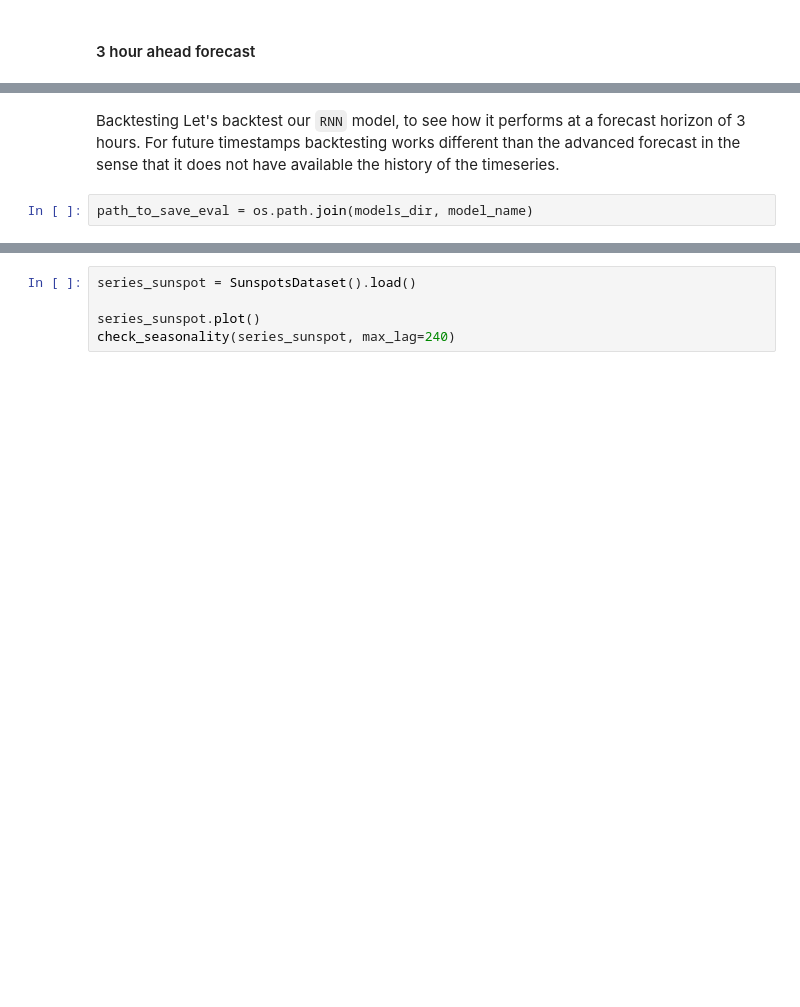
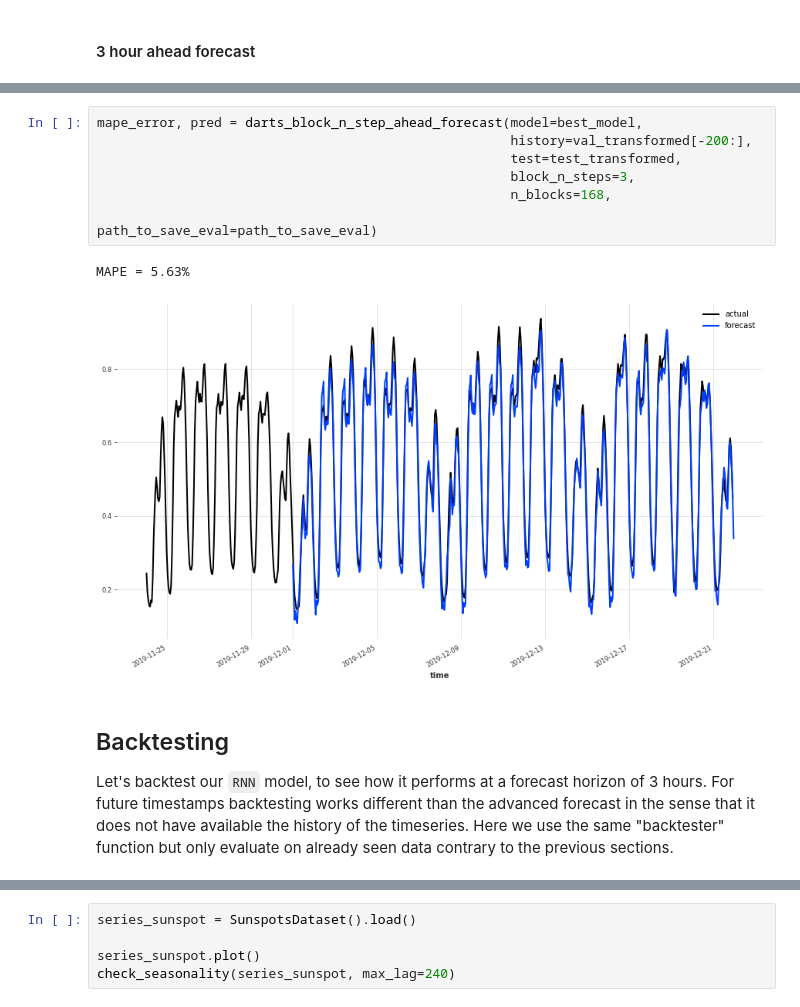
Before and after one commit to I-NERGY/DeepTSF, a Jupyter notebook: PILOT1_RDN/rdn_RNN.ipynb, the cells around one changed output, grey strips where cells are left out. Cells and saved outputs as stored; diff of their text form; blank space fills up the shorter version.

```diff
--- a/PILOT1_RDN/rdn_RNN.ipynb
+++ b/PILOT1_RDN/rdn_RNN.ipynb
@@ -250,6 +262,15 @@ MAPE: 2.17%
+# %%
+mape_error, pred = darts_block_n_step_ahead_forecast(model=best_model,
+                                                     history=val_transformed[-200:],
+                                                     test=test_transformed,
+                                                     block_n_steps=3,
+                                                     n_blocks=168,
+                                                     path_to_save_eval=path_to_save_eval)
+# %% [output]
+MAPE = 5.63%
+[figure, added]
 # %% [markdown]
-Backtesting
+## Backtesting
 Let's backtest our `RNN` model, to see how it performs at a forecast horizon of 3 hours. For future timestamps backtesting works different than the advanced forecast in the sense that it does not have available the history of the timeseries.
+Here we use the same "backtester" function but only evaluate on already seen data contrary to the previous sections.
-# %%
-path_to_save_eval = os.path.join(models_dir, model_name)
 # %%
```
Also changed, not shown: parts of 18 cells of this notebook, 1 other file.
